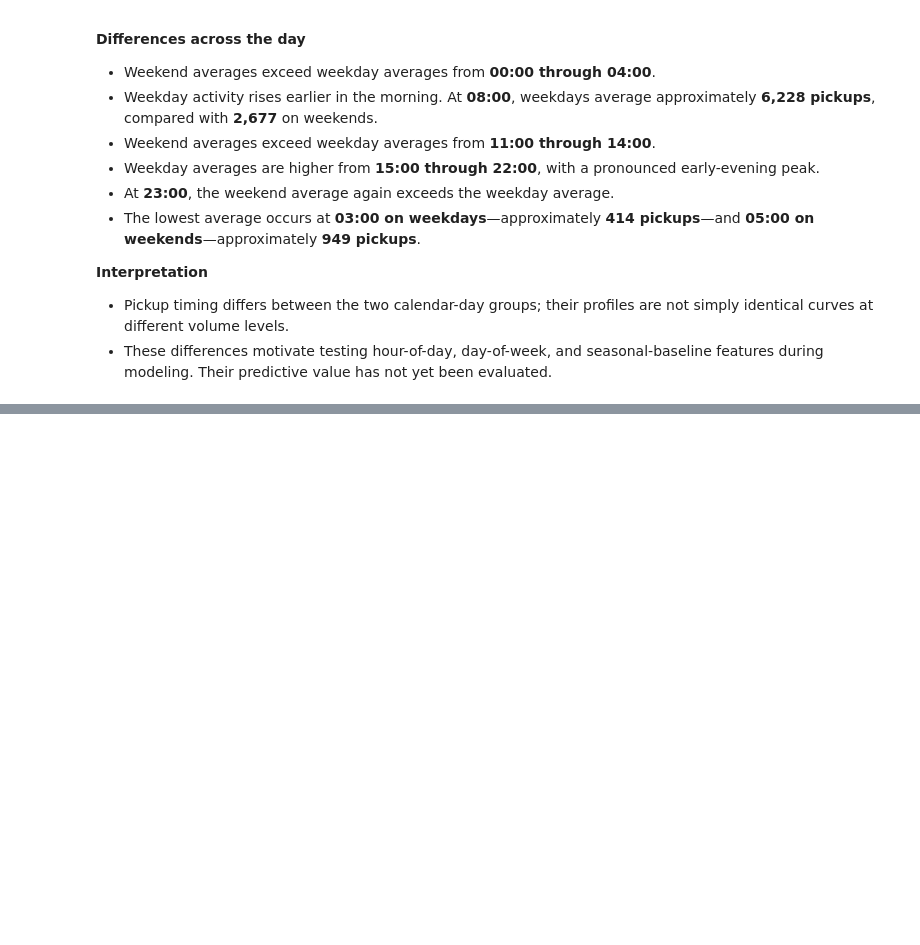
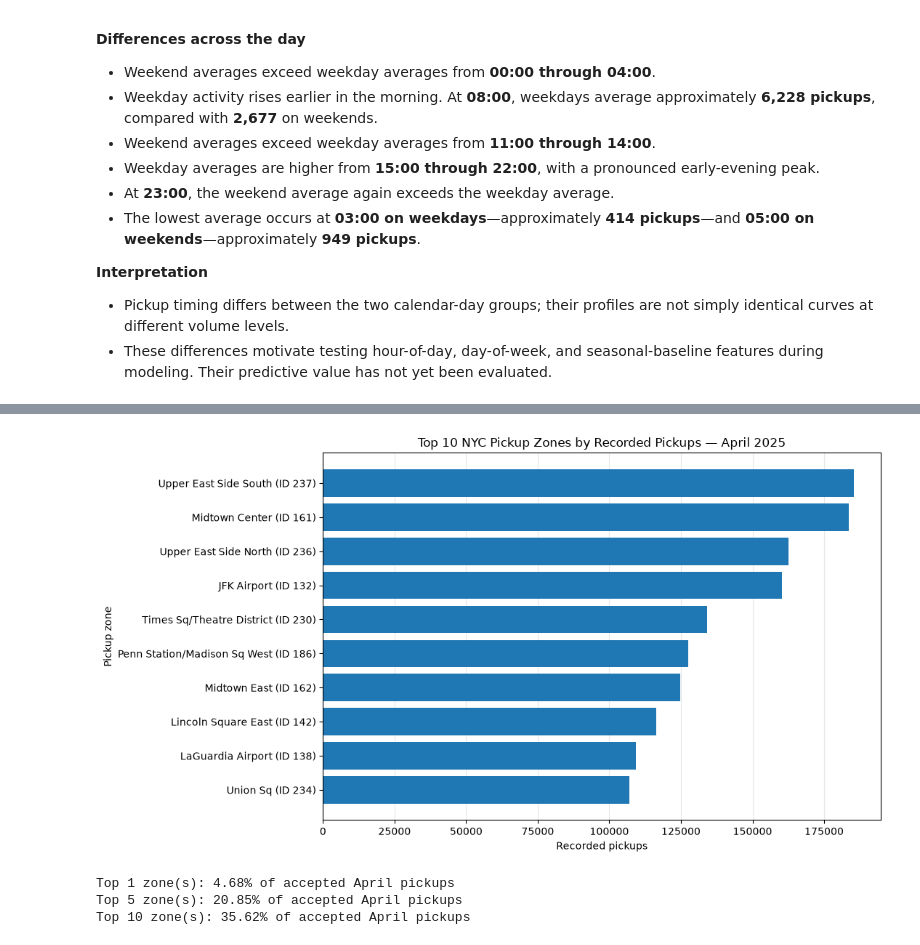
Before and after one commit to neehanthreddym/urban-mobility-demand-forecasting, a Jupyter notebook: notebooks/01_april_eda.ipynb, the cells around one changed output, grey strips where cells are left out. Cells and saved outputs as stored; diff of their text form; code cells hidden in the pictures; blank space fills up the shorter version.

Commit message:
Complete April EDA with zone concentration, hourly profiles, sparsity analysis, and consistency checks

```diff
--- a/notebooks/01_april_eda.ipynb
+++ b/notebooks/01_april_eda.ipynb
@@ -287,0 +320,26 @@ peak_rows
+# %%
+# Calculate zone totals and shares
+zone_summary = (
+    df.groupby("pickup_zone_id", as_index=False)
+    .agg(total_pickups=("pickup_count", "sum"), observed_hours=("pickup_count", "size"))
+    .merge(
+        lookup[["LocationID", "Borough", "Zone"]],
+        left_on="pickup_zone_id",
+        right_on="LocationID",
+        how="left",
+        validate="one_to_one",
+    )
+    .drop(columns="LocationID")
+    .sort_values(["total_pickups", "pickup_zone_id"], ascending=[False, True],)
+    .reset_index(drop=True)
+)
+
+zone_summary["share_pct"] = (100 * zone_summary["total_pickups"] / df["pickup_count"].sum())
+zone_summary["cumulative_share_pct"] = zone_summary["share_pct"].cumsum()
+
+assert len(zone_summary) == 262
+assert zone_summary["observed_hours"].eq(720).all()
+assert zone_summary[["Borough", "Zone"]].notna().all().all()
+assert zone_summary["total_pickups"].sum() == report["accepted_pickups"]
+
+zone_summary[["pickup_zone_id", "Borough", "Zone", "total_pickups", "share_pct"]]
@@ -287,0 +360,28 @@ peak_rows
+# %%
+# Plot the top ten zones
+top10 = zone_summary.head(10).iloc[::-1].copy()
+top10["label"] = (top10["Zone"] + " (ID " + top10["pickup_zone_id"].astype(str) + ")")
+
+fig, ax = plt.subplots(figsize=(11, 6))
+ax.barh(top10["label"], top10["total_pickups"])
+ax.set(
+    title="Top 10 NYC Pickup Zones by Recorded Pickups — April 2025",
+    xlabel="Recorded pickups",
+    ylabel="Pickup zone",
+)
+ax.grid(axis="x", alpha=0.3)
+ax.set_axisbelow(True)
+
+fig.tight_layout()
+plt.show()
+# %% [output]
+[figure, added]
+# %%
+# Summarize concentration
+for n in [1, 5, 10]:
+    share = zone_summary.head(n)["share_pct"].sum()
+    print(f"Top {n} zone(s): {share:.2f}% of accepted April pickups")
+# %% [output]
+Top 1 zone(s): 4.68% of accepted April pickups
+Top 5 zone(s): 20.85% of accepted April pickups
+Top 10 zone(s): 35.62% of accepted April pickups
```
Also changed, not shown: parts of 17 cells of this notebook.
